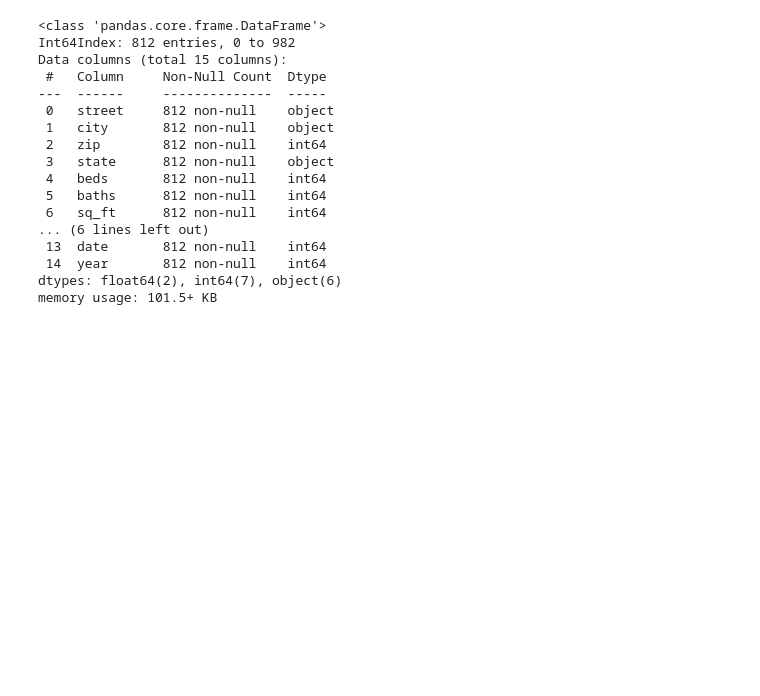
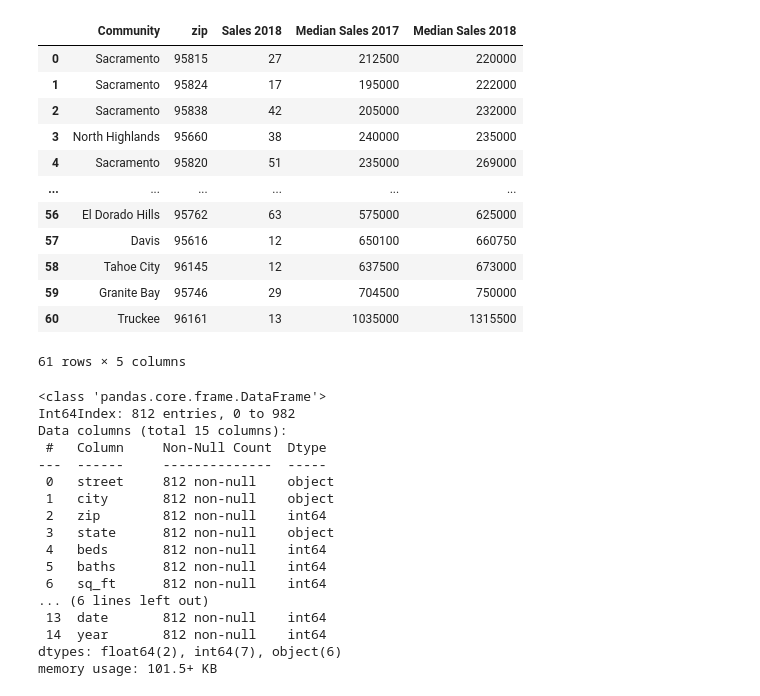
Before and after one commit to ramses93/Cleaning-Up-Sacramento, a Jupyter notebook: victor.ipynb, the cells around one changed output. Cells and saved outputs as stored; diff of their text form; code cells hidden in the pictures; blank space fills up the shorter version.

```diff
--- a/victor.ipynb
+++ b/victor.ipynb
@@ -21,3 +38,20 @@ rawdata_2008
+# %%
+cleandata_2018= rawdata_2018.copy().rename(columns={"ZIP":'zip', "Sales":'Sales 2018','2017 median':'Median Sales 2017','2018 median':'Median Sales 2018'}).drop(['Change'],axis=1)
+display(cleandata_2018)
+# %% [output]
+|  | Community | zip | Sales 2018 | Median Sales 2017 | Median Sales 2018 |
+| 0 | Sacramento | 95815 | 27 | 212500 | 220000 |
+| 1 | Sacramento | 95824 | 17 | 195000 | 222000 |
+| 2 | Sacramento | 95838 | 42 | 205000 | 232000 |
+| 3 | North Highlands | 95660 | 38 | 240000 | 235000 |
+| 4 | Sacramento | 95820 | 51 | 235000 | 269000 |
+| ... | ... | ... | ... | ... | ... |
+| 56 | El Dorado Hills | 95762 | 63 | 575000 | 625000 |
+| 57 | Davis | 95616 | 12 | 650100 | 660750 |
+| 58 | Tahoe City | 96145 | 12 | 637500 | 673000 |
+| 59 | Granite Bay | 95746 | 29 | 704500 | 750000 |
+| 60 | Truckee | 96161 | 13 | 1035000 | 1315500 |
+61 rows × 5 columns
 # %%
 cleandata_2008 = rawdata_2008.copy()
 cleandata_2008 = cleandata_2008.drop(cleandata_2008.index[cleandata_2008['sq_ft']==0])
```
Also changed, not shown: parts of 8 cells of this notebook, 2 other files.
